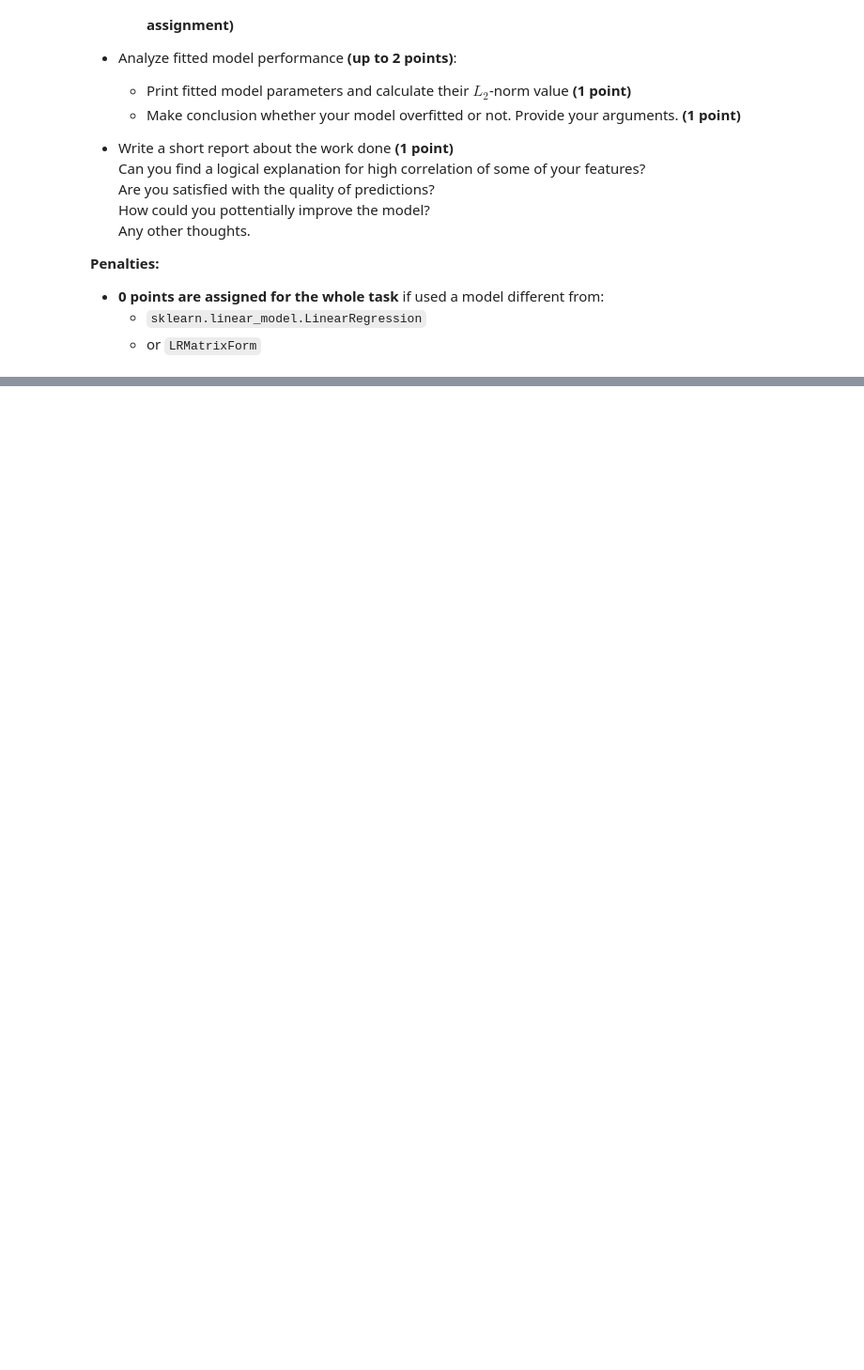
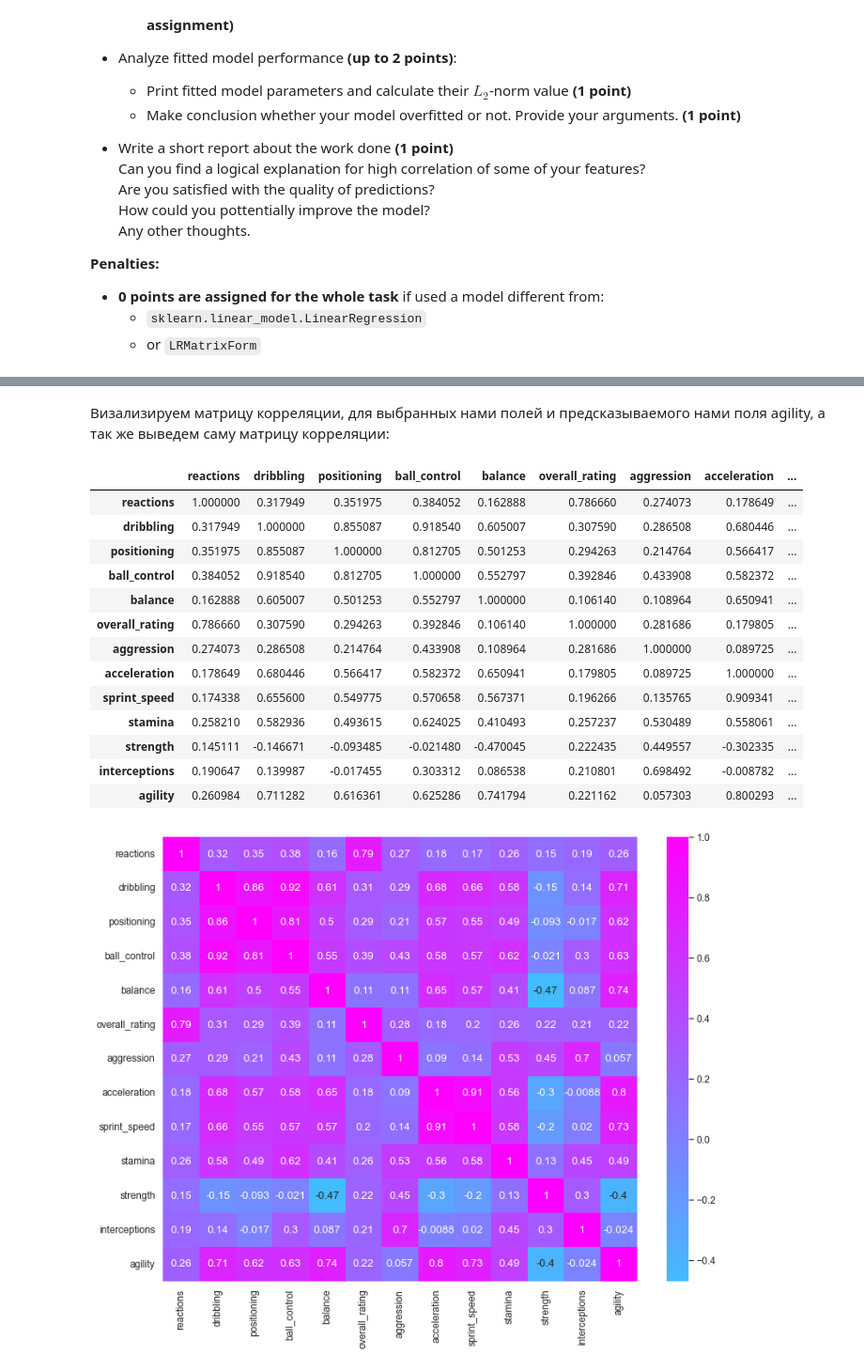
Before and after one commit to AlexeyZubar/Linear-Regression, a Jupyter notebook: linear_regression.ipynb, the cells around one changed output, grey strips where cells are left out. Shown at 94% size. Cells and saved outputs as stored; diff of their text form; code cells hidden in the pictures; blank space fills up the shorter version.

```diff
--- a/linear_regression.ipynb
+++ b/linear_regression.ipynb
@@ -1703,0 +1674,23 @@ l2_norm(model.coef_)
+# %% [markdown]
+Визализируем матрицу корреляции, для выбранных нами полей и предсказываемого нами поля agility, а так же выведем саму матрицу корреляции:
+# %%
+correlation_matrix = pd.DataFrame.corr(DF_TRAIN[cols])
+display(correlation_matrix)
+fig, ax = plt.subplots(figsize=(13,10))
+sns.heatmap(correlation_matrix,center=0,cmap='cool',annot=True);
+# %% [output]
+|  | reactions | dribbling | positioning | ball_control | balance | overall_rating | aggression | acceleration | ... |
+| reactions | 1.000000 | 0.317949 | 0.351975 | 0.384052 | 0.162888 | 0.786660 | 0.274073 | 0.178649 | ... |
+| dribbling | 0.317949 | 1.000000 | 0.855087 | 0.918540 | 0.605007 | 0.307590 | 0.286508 | 0.680446 | ... |
+| positioning | 0.351975 | 0.855087 | 1.000000 | 0.812705 | 0.501253 | 0.294263 | 0.214764 | 0.566417 | ... |
+| ball_control | 0.384052 | 0.918540 | 0.812705 | 1.000000 | 0.552797 | 0.392846 | 0.433908 | 0.582372 | ... |
+| balance | 0.162888 | 0.605007 | 0.501253 | 0.552797 | 1.000000 | 0.106140 | 0.108964 | 0.650941 | ... |
+| overall_rating | 0.786660 | 0.307590 | 0.294263 | 0.392846 | 0.106140 | 1.000000 | 0.281686 | 0.179805 | ... |
+| aggression | 0.274073 | 0.286508 | 0.214764 | 0.433908 | 0.108964 | 0.281686 | 1.000000 | 0.089725 | ... |
+| acceleration | 0.178649 | 0.680446 | 0.566417 | 0.582372 | 0.650941 | 0.179805 | 0.089725 | 1.000000 | ... |
+| sprint_speed | 0.174338 | 0.655600 | 0.549775 | 0.570658 | 0.567371 | 0.196266 | 0.135765 | 0.909341 | ... |
+| stamina | 0.258210 | 0.582936 | 0.493615 | 0.624025 | 0.410493 | 0.257237 | 0.530489 | 0.558061 | ... |
+| strength | 0.145111 | -0.146671 | -0.093485 | -0.021480 | -0.470045 | 0.222435 | 0.449557 | -0.302335 | ... |
+| interceptions | 0.190647 | 0.139987 | -0.017455 | 0.303312 | 0.086538 | 0.210801 | 0.698492 | -0.008782 | ... |
+| agility | 0.260984 | 0.711282 | 0.616361 | 0.625286 | 0.741794 | 0.221162 | 0.057303 | 0.800293 | ... |
+[figure, added]
```
Also changed, not shown: parts of 55 cells of this notebook.
